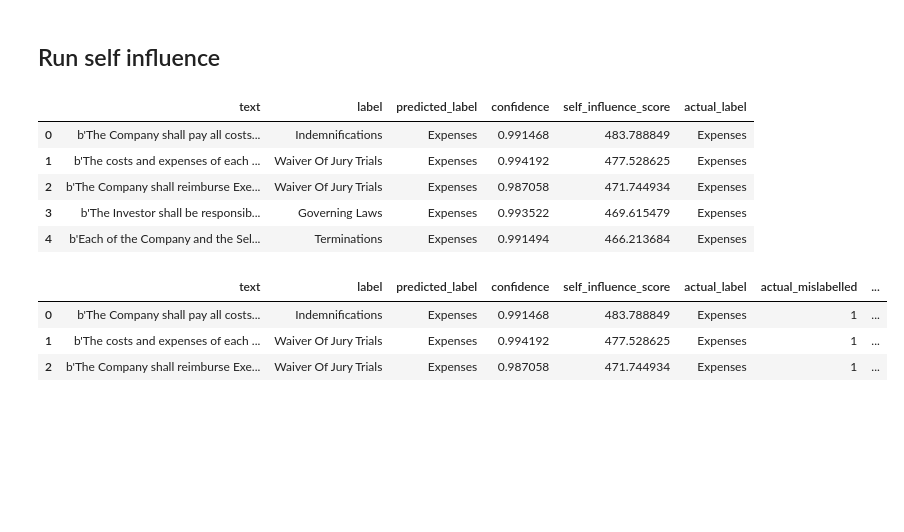
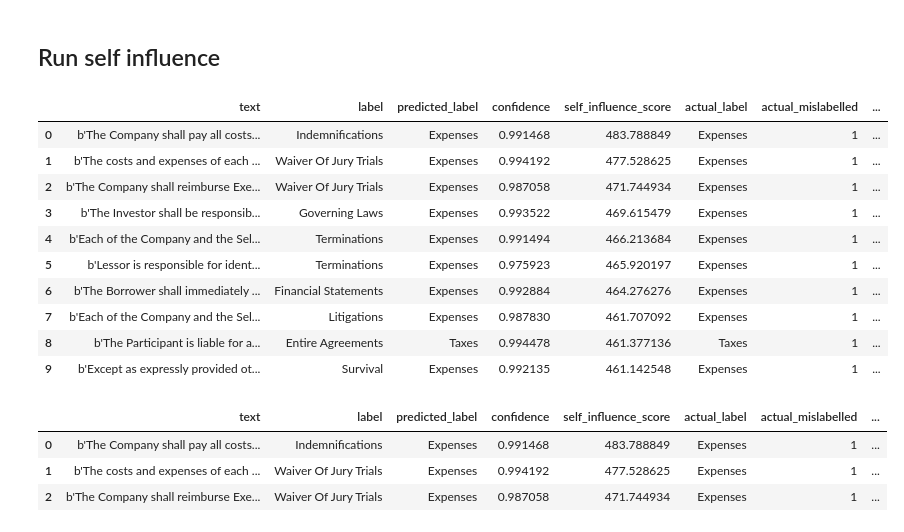
Before and after one commit to praseedm/tracin_implemention_on_ledgar_dataset, a Jupyter notebook: Mislabelled_detection_using_self_influence.ipynb, the cells around one changed output. Drawn from its saved outputs; the diff is of its cells as text; code cells hidden in the pictures; blank space fills up the shorter version.

```diff
--- a/Mislabelled_detection_using_self_influence.ipynb
+++ b/Mislabelled_detection_using_self_influence.ipynb
@@ -239,14 +239,19 @@ def save_result(self_incluence_features, topk=10):
 # %%
 self_influence_result_df = pd.DataFrame(save_result(self_influece_result,topk=5438))
 # %%
-self_influence_result_df.head(5)
+self_influence_result_df.head(10)
 # %% [output]
-|  | text | label | predicted_label | confidence | self_influence_score | actual_label |
-| 0 | b'The Company shall pay all costs... | Indemnifications | Expenses | 0.991468 | 483.788849 | Expenses |
-| 1 | b'The costs and expenses of each ... | Waiver Of Jury Trials | Expenses | 0.994192 | 477.528625 | Expenses |
-| 2 | b'The Company shall reimburse Exe... | Waiver Of Jury Trials | Expenses | 0.987058 | 471.744934 | Expenses |
-| 3 | b'The Investor shall be responsib... | Governing Laws | Expenses | 0.993522 | 469.615479 | Expenses |
-| 4 | b'Each of the Company and the Sel... | Terminations | Expenses | 0.991494 | 466.213684 | Expenses |
+|  | text | label | predicted_label | confidence | self_influence_score | actual_label | actual_mislabelled | ... |
+| 0 | b'The Company shall pay all costs... | Indemnifications | Expenses | 0.991468 | 483.788849 | Expenses | 1 | ... |
+| 1 | b'The costs and expenses of each ... | Waiver Of Jury Trials | Expenses | 0.994192 | 477.528625 | Expenses | 1 | ... |
+| 2 | b'The Company shall reimburse Exe... | Waiver Of Jury Trials | Expenses | 0.987058 | 471.744934 | Expenses | 1 | ... |
+| 3 | b'The Investor shall be responsib... | Governing Laws | Expenses | 0.993522 | 469.615479 | Expenses | 1 | ... |
+| 4 | b'Each of the Company and the Sel... | Terminations | Expenses | 0.991494 | 466.213684 | Expenses | 1 | ... |
+| 5 | b'Lessor is responsible for ident... | Terminations | Expenses | 0.975923 | 465.920197 | Expenses | 1 | ... |
+| 6 | b'The Borrower shall immediately ... | Financial Statements | Expenses | 0.992884 | 464.276276 | Expenses | 1 | ... |
+| 7 | b'Each of the Company and the Sel... | Litigations | Expenses | 0.987830 | 461.707092 | Expenses | 1 | ... |
+| 8 | b'The Participant is liable for a... | Entire Agreements | Taxes | 0.994478 | 461.377136 | Taxes | 1 | ... |
+| 9 | b'Except as expressly provided ot... | Survival | Expenses | 0.992135 | 461.142548 | Expenses | 1 | ... |
 # %%
 actual_mislabelled = []
 predicted_mislabelled = []
```
Also changed, not shown: parts of 3 cells of this notebook.
